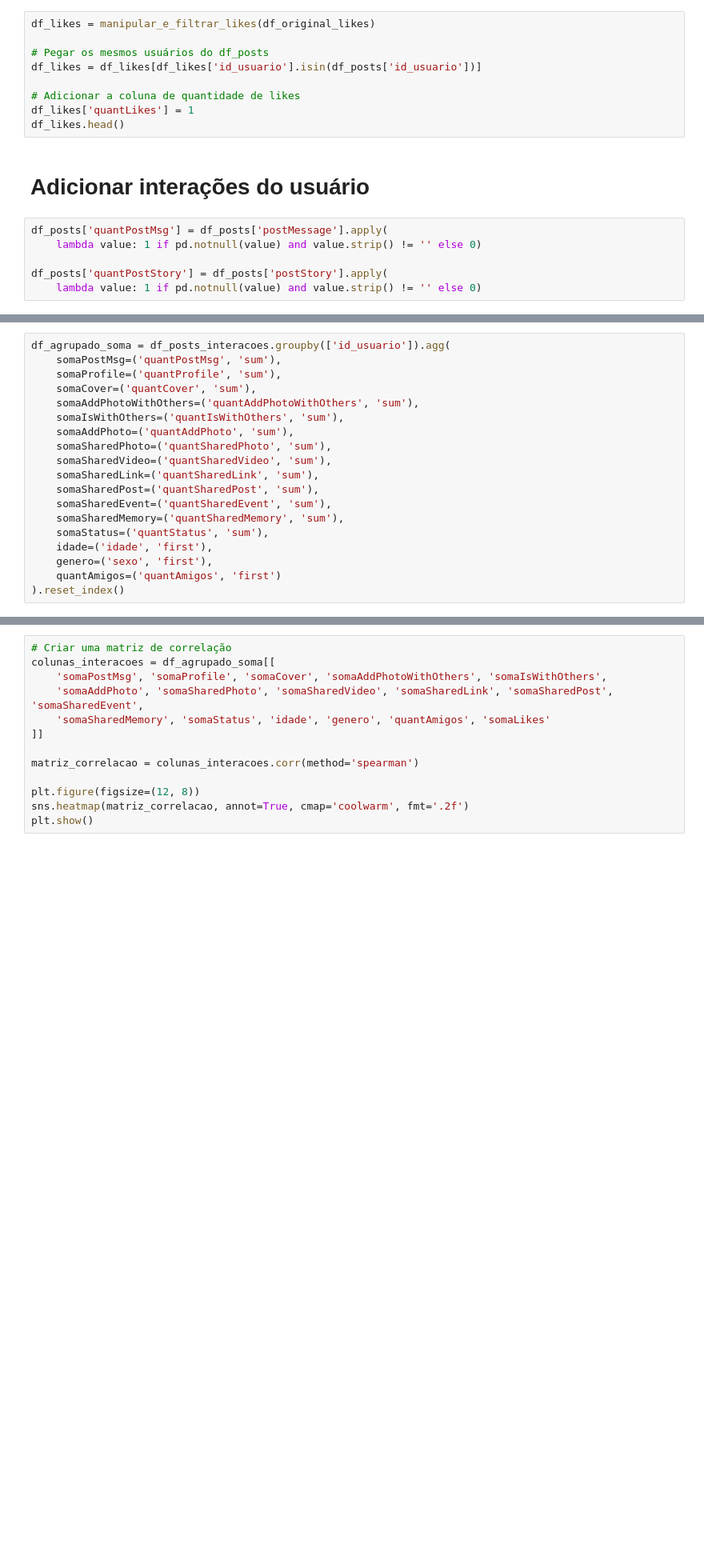
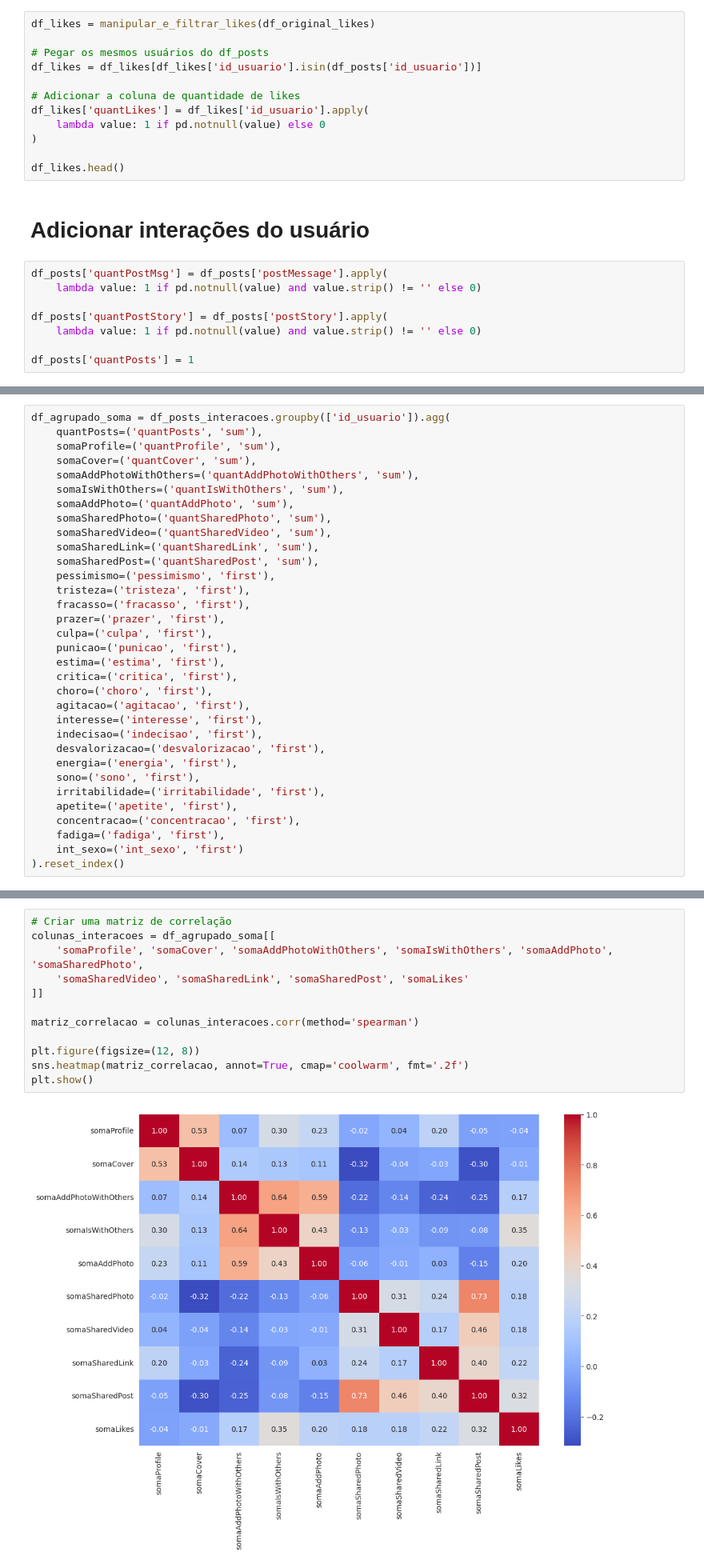
Before and after one commit to paulovitorss/analise_dados, a Jupyter notebook: teste.ipynb, the cells around one changed output, grey strips where cells are left out. Shown at 80% size. Cells and saved outputs as stored; diff of their text form; blank space fills up the shorter version.

```diff
--- a/teste.ipynb
+++ b/teste.ipynb
@@ -130,7 +134,10 @@ df_likes = manipular_e_filtrar_likes(df_original_likes)
 df_likes = df_likes[df_likes['id_usuario'].isin(df_posts['id_usuario'])]
 
 # Adicionar a coluna de quantidade de likes
-df_likes['quantLikes'] = 1
+df_likes['quantLikes'] = df_likes['id_usuario'].apply(
+    lambda value: 1 if pd.notnull(value) else 0
+)
+
 df_likes.head()
 # %% [markdown]
 # Adicionar interações do usuário
@@ -140,6 +147,8 @@ df_posts['quantPostMsg'] = df_posts['postMessage'].apply(
 
 df_posts['quantPostStory'] = df_posts['postStory'].apply(
     lambda value: 1 if pd.notnull(value) and value.strip() != '' else 0)
+
+df_posts['quantPosts'] = 1
 # %%
 extracao = ExtracaoInteracao(df_posts)
 df_posts_interacoes = extracao.extract_interactions()
@@ -265,6 +288,6 @@ plotar_histogramas_interacoes_2(df_posts_interacoes)
 # %%
 df_agrupado_soma = df_posts_interacoes.groupby(['id_usuario']).agg(
-    somaPostMsg=('quantPostMsg', 'sum'),
+    quantPosts=('quantPosts', 'sum'),
     somaProfile=('quantProfile', 'sum'),
     somaCover=('quantCover', 'sum'),
     somaAddPhotoWithOthers=('quantAddPhotoWithOthers', 'sum'),
@@ -274,11 +297,25 @@ df_agrupado_soma = df_posts_interacoes.groupby(['id_usuario']).agg(
     somaSharedVideo=('quantSharedVideo', 'sum'),
     somaSharedLink=('quantSharedLink', 'sum'),
     somaSharedPost=('quantSharedPost', 'sum'),
-    somaSharedEvent=('quantSharedEvent', 'sum'),
-    somaSharedMemory=('quantSharedMemory', 'sum'),
-    somaStatus=('quantStatus', 'sum'),
-    idade=('idade', 'first'),
-    genero=('sexo', 'first'),
-    quantAmigos=('quantAmigos', 'first')
+    pessimismo=('pessimismo', 'first'),
+    tristeza=('tristeza', 'first'),
+    fracasso=('fracasso', 'first'),
+    prazer=('prazer', 'first'),
+    culpa=('culpa', 'first'),
+    punicao=('punicao', 'first'),
+    estima=('estima', 'first'),
+    critica=('critica', 'first'),
+    choro=('choro', 'first'),
+    agitacao=('agitacao', 'first'),
+    interesse=('interesse', 'first'),
+    indecisao=('indecisao', 'first'),
+    desvalorizacao=('desvalorizacao', 'first'),
+    energia=('energia', 'first'),
+    sono=('sono', 'first'),
+    irritabilidade=('irritabilidade', 'first'),
+    apetite=('apetite', 'first'),
+    concentracao=('concentracao', 'first'),
+    fadiga=('fadiga', 'first'),
+    int_sexo=('int_sexo', 'first')
 ).reset_index()
 # %%
@@ -292,16 +329,17 @@ df_agrupado_soma.fillna(0, inplace=True)
 # %%
 # Criar uma matriz de correlação
 colunas_interacoes = df_agrupado_soma[[
-    'somaPostMsg', 'somaProfile', 'somaCover', 'somaAddPhotoWithOthers', 'somaIsWithOthers',
-    'somaAddPhoto', 'somaSharedPhoto', 'somaSharedVideo', 'somaSharedLink', 'somaSharedPost', 'somaSharedEvent',
-    'somaSharedMemory', 'somaStatus', 'idade', 'genero', 'quantAmigos', 'somaLikes'
+    'somaProfile', 'somaCover', 'somaAddPhotoWithOthers', 'somaIsWithOthers', 'somaAddPhoto', 'somaSharedPhoto',
+    'somaSharedVideo', 'somaSharedLink', 'somaSharedPost', 'somaLikes'
 ]]
 
 matriz_correlacao = colunas_interacoes.corr(method='spearman')
 
 plt.figure(figsize=(12, 8))
 sns.heatmap(matriz_correlacao, annot=True, cmap='coolwarm', fmt='.2f')
 plt.show()
+# %% [output]
+[figure, added]
 # %%
 from scipy.stats import spearmanr
 
```
Also changed, not shown: parts of 32 cells of this notebook, 1 other file.
